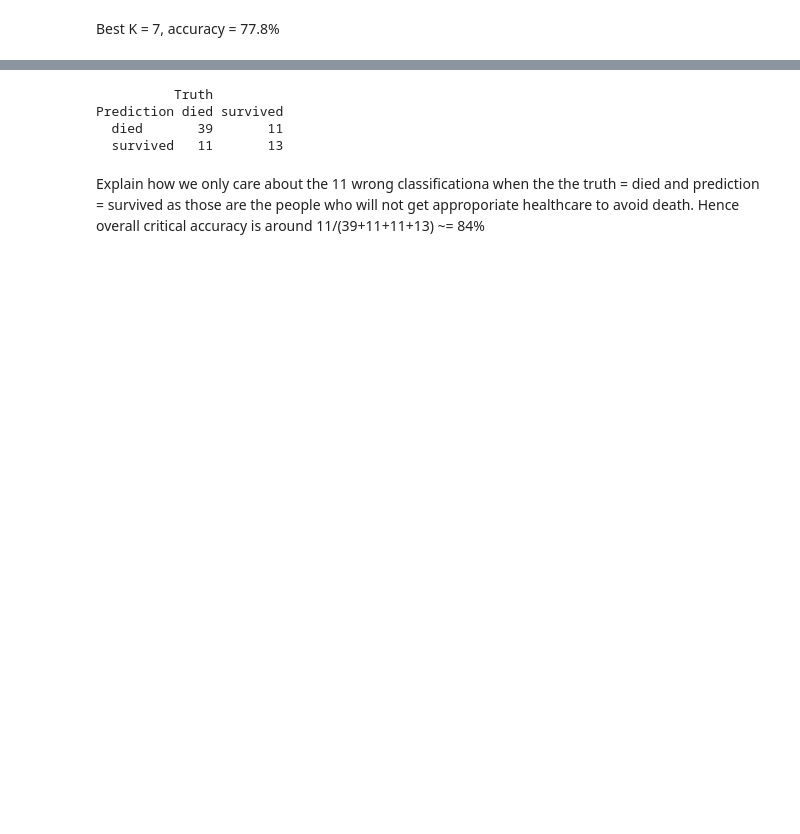
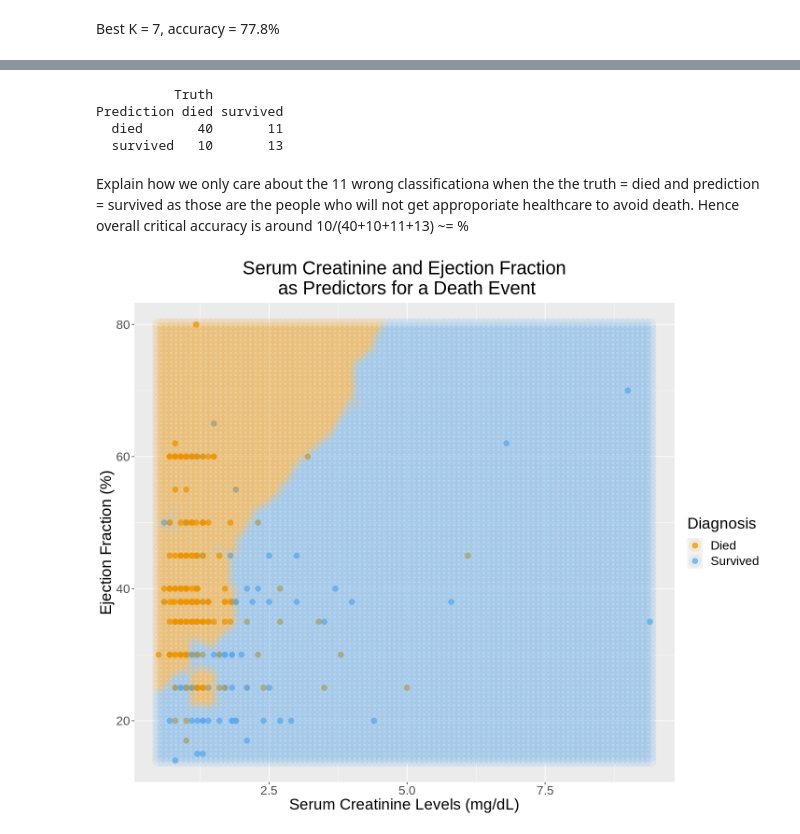
Before and after one commit to agoel25/Heart-Failure-Classifier, a Jupyter notebook: final_report.ipynb, the cells around one changed output, grey strips where cells are left out. Drawn from its saved outputs; the diff is of its cells as text; code cells hidden in the pictures; blank space fills up the shorter version.

Commit message:
Changed k value
increased range of possible k values and got a k value of 11 for the most accurate of our model decided to go with this since it increased the accuracy of our model overall

```diff
--- a/final_report.ipynb
+++ b/final_report.ipynb
@@ -213,10 +213,10 @@ A tibble: 1 × 2
 # %% [markdown]
 Best K = 7, accuracy = 77.8%
 # %%
-# Retraining with the chosen K value of 7
+# Retraining with the chosen K value of 11
 set.seed(42)
 
-final_spec <- nearest_neighbor(weight_func = "rectangular", neighbors = 7) %>%
+final_spec <- nearest_neighbor(weight_func = "rectangular", neighbors = 11) %>%
     set_engine("kknn") %>%
     set_mode("classification")
 
@@ -249,10 +258,10 @@ heart_prediction_confusion
 # %% [output]
           Truth
 Prediction died survived
-  died       39       11
-  survived   11       13
+  died       40       11
+  survived   10       13
 # %% [markdown]
-Explain how we only care about the 11 wrong classificationa when the the truth = died and prediction = survived as those are the people who will not get approporiate healthcare to avoid death. Hence overall critical accuracy is around 11/(39+11+11+13) ~= 84%
+Explain how we only care about the 11 wrong classificationa when the the truth = died and prediction = survived as those are the people who will not get approporiate healthcare to avoid death. Hence overall critical accuracy is around 10/(40+10+11+13) ~= %
 # %%
 set.seed(42)
 # Making a prediction boundry plot for the classifier
@@ -272,31 +281,33 @@ asgrid <- as_tibble(expand.grid(ejection_fraction = ef_grid,
 # use the fit workflow to make predictions at the grid points
 knnPredGrid <- predict(final_fit, asgrid)
 
 # bind the predictions as a new column with the grid points
 prediction_table <- bind_cols(knnPredGrid, asgrid) %>%
   rename(DEATH_EVENT = .pred_class)
 
 # plot:
 # 1. the colored scatter of the original data
 # 2. the faded colored scatter for the grid points
 heart_prediction_plot <-
   ggplot() +
   geom_point(data = graph_data,
              mapping = aes(x = serum_creatinine,
                            y = ejection_fraction,
                            color = DEATH_EVENT),
              alpha = 0.75,
              size = 3) +
   geom_point(data = prediction_table,
              mapping = aes(x = serum_creatinine,
                            y = ejection_fraction,
                            color = DEATH_EVENT),
              alpha = 0.09,
              size = 7) +
   labs(color = "Diagnosis", x = "Serum Creatinine Levels (mg/dL)", y = "Ejection Fraction (%)",
          title = "Serum Creatinine and Ejection Fraction\n as Predictors for a Death Event") +
   scale_color_manual(labels = c("Died", "Survived"),
                      values = c("orange2", "steelblue2")) +
-  theme(text = element_text(size = 20))
+  theme(text = element_text(size = 20), plot.title = element_text(hjust = .5))
 
 heart_prediction_plot
+# %% [output]
+[figure, added]
```
Also changed, not shown: parts of 2 cells of this notebook.
